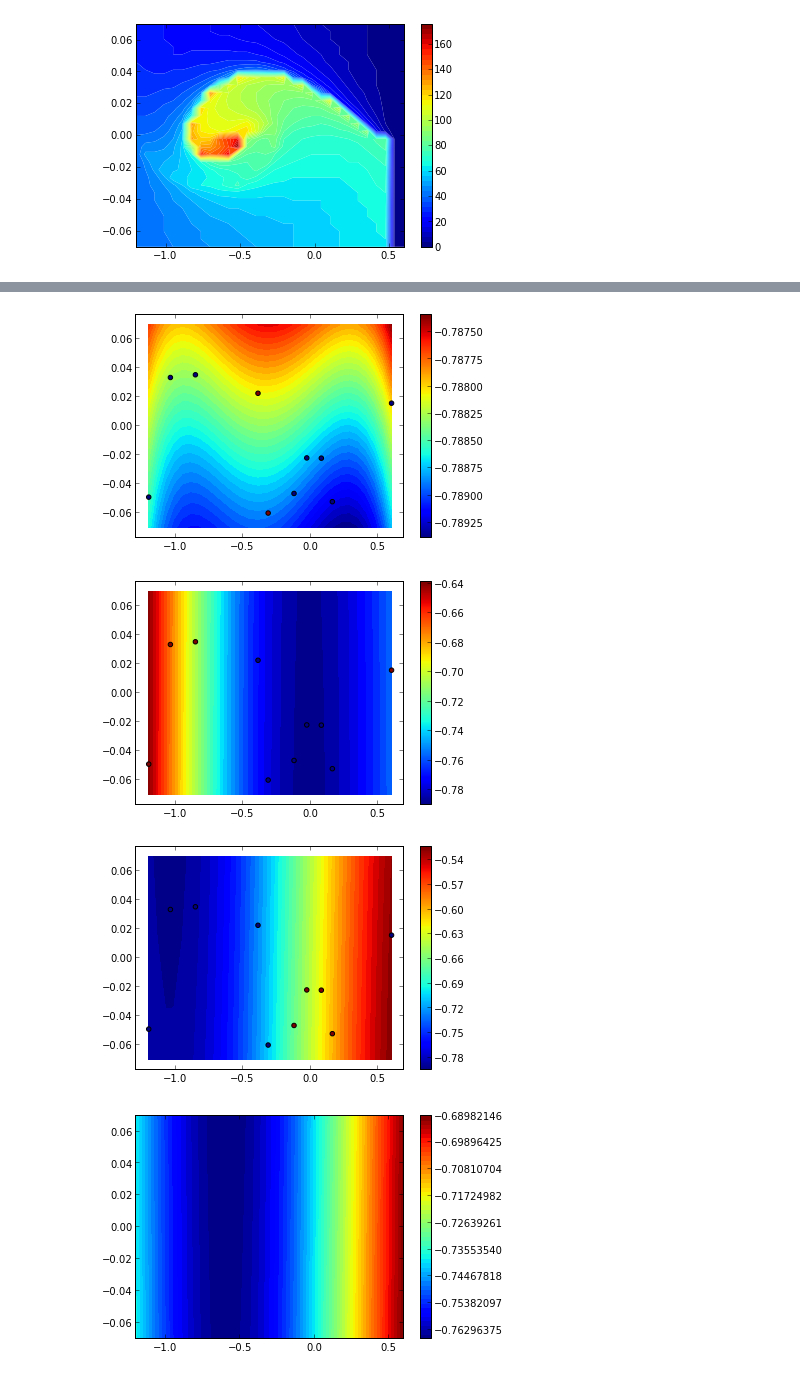
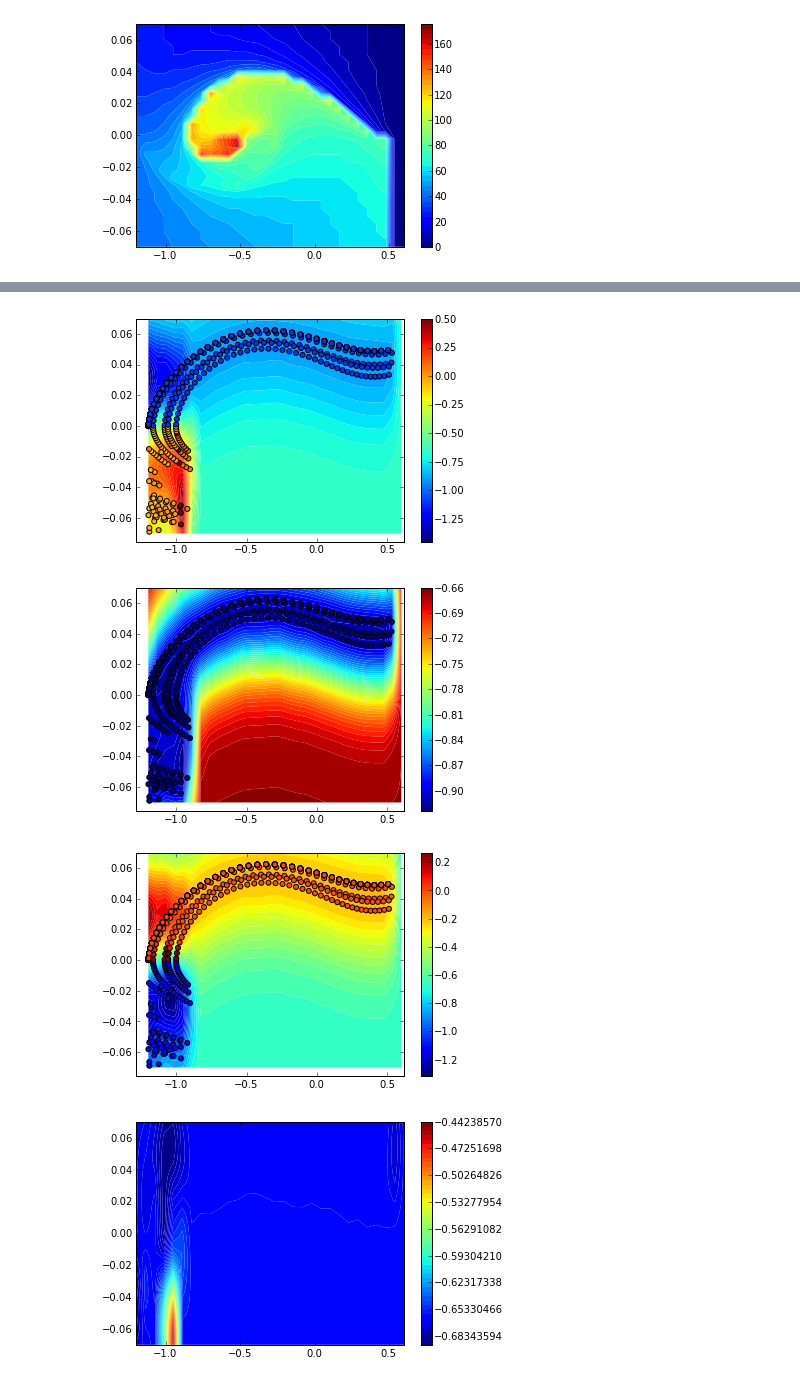
Before and after one commit to edouardklein/RL-and-IRL, a Jupyter notebook: Exp4.ipynb, the cells around one changed output, grey strips where cells are left out. Saved outputs shown, nothing was run; the diff lists cells and outputs as text; code cells hidden in the pictures.

Commit message:
CSI works on the mountain car

```diff
--- a/Exp4.ipynb
+++ b/Exp4.ipynb
@@ -147,7 +143,6 @@ savetxt("mountain_car_batch_data.mat",data)
 # %%
 def mountain_car_manual_policy(state):
     position,speed = state
-    if -
     return -1. if speed <=0 else 1.
 plottable_episode_length = mountain_car_episode_vlength(mountain_car_manual_policy)
 X = linspace(-1.2,0.6,30)
@@ -199,7 +192,7 @@ data_test.shape
 # %%
 def mountain_car_interesting_state():
-    position = numpy.random.uniform(low=-1.2,high=0.6)
-    speed = numpy.random.uniform(low=0.04,high=0.07)
+    position = numpy.random.uniform(low=-1.2,high=-0.9)
+    speed = numpy.random.uniform(low=-0.07,high=0)
     return array([position,speed])
 
 def mountain_car_IRL_traj():
@@ -221,7 +214,7 @@ def mountain_car_IRL_data(nbsamples):
         data = vstack([data,mountain_car_IRL_traj()])
     return data[:nbsamples]
 
-TRAJS = mountain_car_IRL_data(100)
+TRAJS = mountain_car_IRL_data(1000)
 scatter(TRAJS[:,0],TRAJS[:,1],c=TRAJS[:,2])
 axis([-1.2,0.6,-0.07,0.07])
 # %% [output]
@@ -292,10 +289,10 @@ ValueError: The number of classes has to be greater than one.
 # %%
 #Données pour la regression
-column_shape = (len(traj),1)
-s = traj[:,0:2]
-a = traj[:,2].reshape(column_shape)
-sa = traj[:,0:3]
-s_dash = traj[:,3:5]
+column_shape = (len(TRAJS),1)
+s = TRAJS[:,0:2]
+a = TRAJS[:,2].reshape(column_shape)
+sa = TRAJS[:,0:3]
+s_dash = TRAJS[:,3:5]
 a_dash = pi_c(s_dash).reshape(column_shape)
 sa_dash = hstack([s_dash,a_dash])
 hat_r = (q(sa)-GAMMA*q(sa_dash)).reshape(column_shape)
@@ -304,10 +301,11 @@ r_min = min(hat_r)-1.*ones(column_shape)
 sar = hstack([sa,hat_r])
 for action in ACTION_SPACE:
     sr = array([l for l in sar if l[2]==action])
-    axis([-1.2,0.6,-0.07,0.07])
-    scatter(sr[:,0],sr[:,1],s=20,c=sr[:,3], marker = 'o', cmap = cm.jet );
-    colorbar()
-    figure()
+    if(len(sr)):
+        axis([-1.2,0.6,-0.07,0.07])
+        scatter(sr[:,0],sr[:,1],s=20,c=sr[:,3], marker = 'o', cmap = cm.jet );
+        colorbar()
+        figure()
 ##Avec l'heuristique :
 regression_input_matrices = [hstack([s,action*ones(column_shape)]) for action in ACTION_SPACE]
 def add_output_column( reg_mat ):
@@ -334,35 +331,35 @@ for action in ACTION_SPACE:
 # %%
 #Régression
 from sklearn.svm import SVR
 y = regression_matrix[:,-1]
 X = regression_matrix[:,:-1]
-reg = SVR(C=1.0, epsilon=0.2)
+reg = SVR(C=1.0, epsilon=0.2, gamma=1/(2*pow(0.03,2)))
 reg.fit(X, y)
 CSI_reward = lambda sas:reg.predict(sas[:3])[0]
 vCSI_reward = non_scalar_vectorize( CSI_reward, (5,),(1,1) )
 #On plotte les rewards en fonction de l'action
 for action in ACTION_SPACE:
     sr = array([l for l in regression_matrix if l[2]==action])
     R = lambda p,s: squeeze( vCSI_reward(zip_stack(p,s,action*ones(p.shape),p,s)))
     pos = linspace(-1.2,0.6,30)
     speed = linspace(-0.07,0.07,30)
     pos,speed = meshgrid(pos,speed)
     Z = R(pos,speed)
     figure()
     contourf(pos,speed,Z,50)
     scatter(sr[:,0],sr[:,1],s=20,c=sr[:,3], marker = 'o', )#cmap = cm.jet );
     clim(vmin=min(Z.reshape(-1)),vmax=max(Z.reshape(-1)))
     colorbar()
     figure()
 def mean_reward(s,p):
     actions = [a*ones(s.shape) for a in ACTION_SPACE]
     matrices = [zip_stack(s,p,a,s,p) for a in actions]
     return mean(array([squeeze(vCSI_reward(m)) for m in matrices]), axis=0)
 mountain_car_plot(mean_reward)
 # %% [output]
-[figure, old version]
+[figure, new version]
-[figure, old version]
+[figure, new version]
-[figure, old version]
+[figure, new version]
-[figure, old version]
+[figure, new version]
 # %%
 #Evaluation de l'IRL
```
Also changed, not shown: parts of 15 cells of this notebook, 1 other file.
